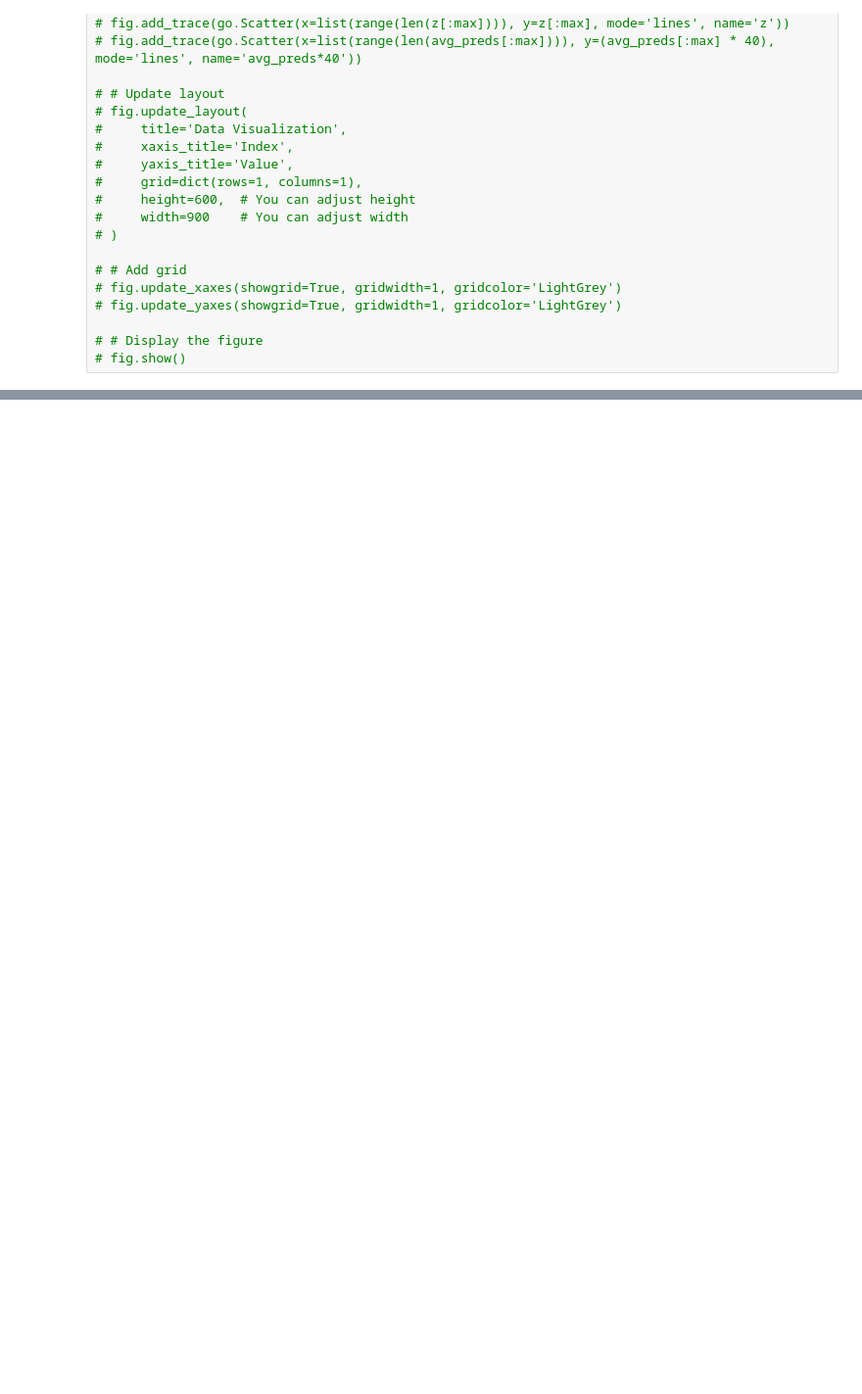
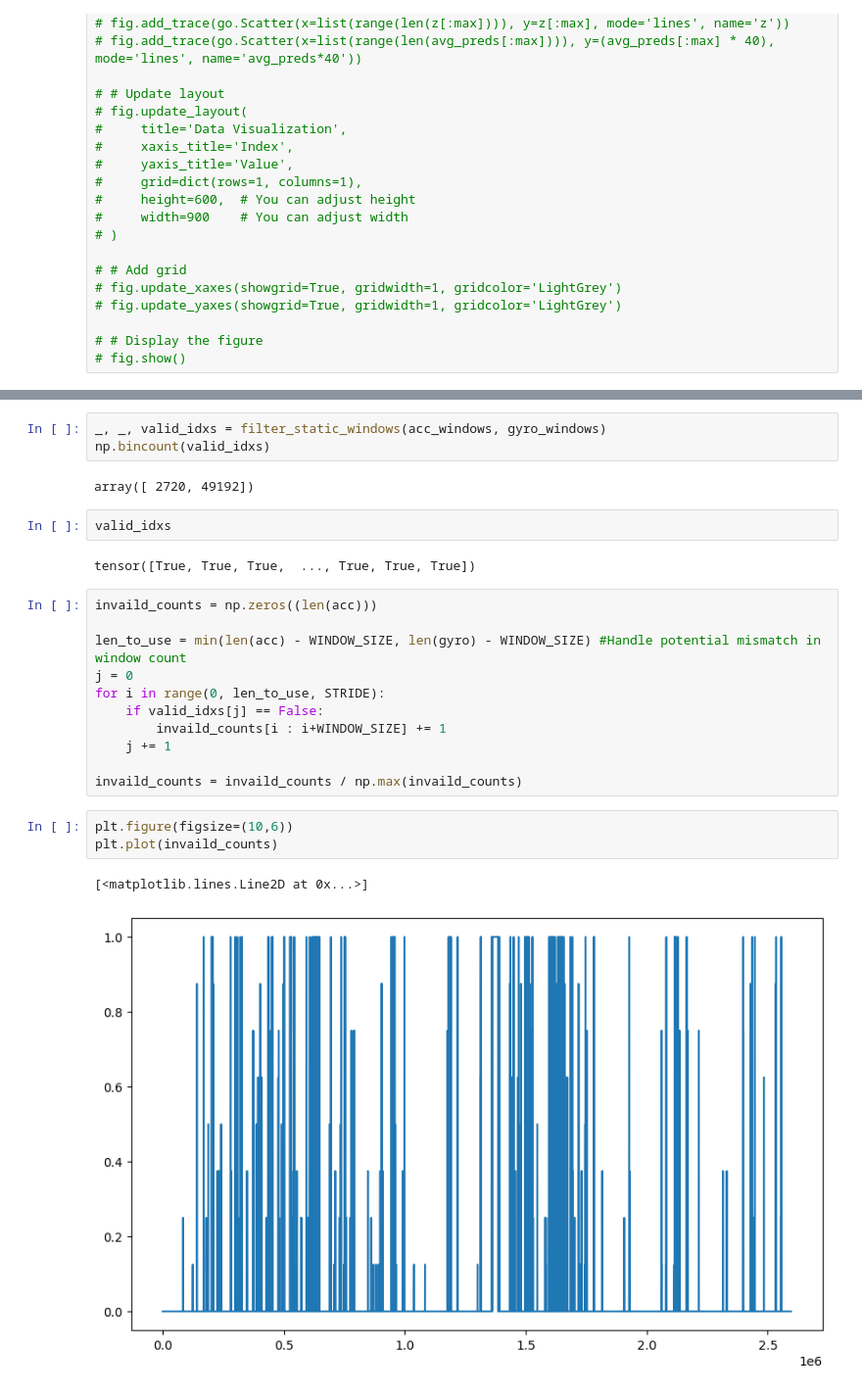
Before and after one commit to KubaJerz/medication-taking-data, a Jupyter notebook: new_start/week999_eval/01in_time_domain_NO_paste.ipynb, the cells around one changed output, grey strips where cells are left out. Shown at 98% size. Cells and saved outputs as stored; diff of their text form; blank space fills up the shorter version.

Commit message:
still high false postives but progress

```diff
--- a/new_start/week999_eval/01in_time_domain_NO_paste.ipynb
+++ b/new_start/week999_eval/01in_time_domain_NO_paste.ipynb
@@ -293,0 +327,26 @@ There is 209 of 6489 predictions over the confidance threshold(0.8)
+# %%
+_, _, valid_idxs = filter_static_windows(acc_windows, gyro_windows)
+np.bincount(valid_idxs)
+# %% [output]
+array([ 2720, 49192])
+# %%
+valid_idxs
+# %% [output]
+tensor([True, True, True,  ..., True, True, True])
+# %%
+invaild_counts = np.zeros((len(acc)))
+
+len_to_use = min(len(acc) - WINDOW_SIZE, len(gyro) - WINDOW_SIZE) #Handle potential mismatch in window count
+j = 0
+for i in range(0, len_to_use, STRIDE):
+    if valid_idxs[j] == False:
+        invaild_counts[i : i+WINDOW_SIZE] += 1
+    j += 1
+
+invaild_counts = invaild_counts / np.max(invaild_counts)
+# %%
+plt.figure(figsize=(10,6))
+plt.plot(invaild_counts)
+# %% [output]
+[<matplotlib.lines.Line2D at 0x...>]
+[figure, added]
```
Also changed, not shown: parts of 5 cells of this notebook, 10 other files.
